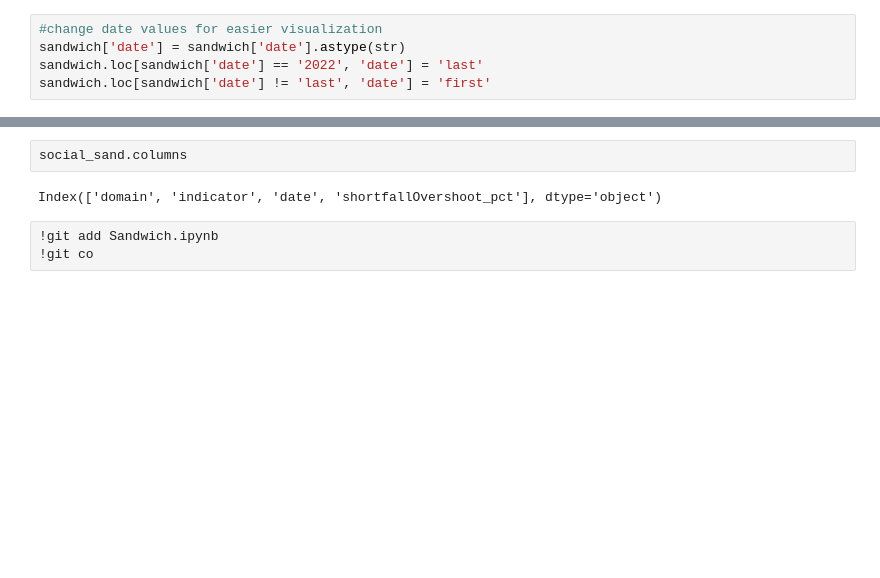
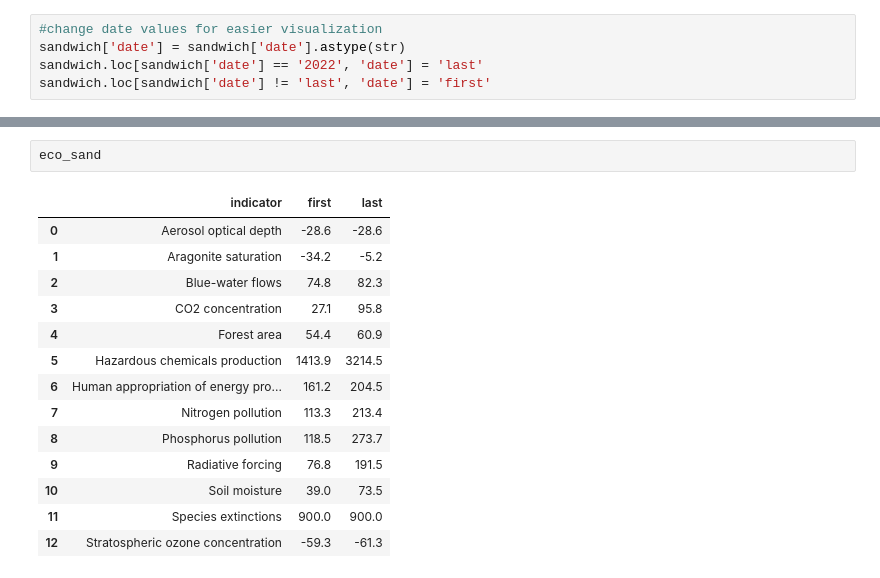
Before and after one commit to romgzn/Data_Analysis_Machine_Learning_Assignments, a Jupyter notebook: first_assignment/Sandwich.ipynb, the cells around one changed output, grey strips where cells are left out. Saved outputs shown, nothing was run; the diff lists cells and outputs as text; blank space fills up the shorter version.

```diff
--- a/first_assignment/Sandwich.ipynb
+++ b/first_assignment/Sandwich.ipynb
@@ -98,7 +102,17 @@ social_sand.reset_index(drop=True, inplace=True)
 # %%
-social_sand.columns
+eco_sand
 # %% [output]
-Index(['domain', 'indicator', 'date', 'shortfallOvershoot_pct'], dtype='object')
+|  | indicator | first | last |
+| 0 | Aerosol optical depth | -28.6 | -28.6 |
+| 1 | Aragonite saturation | -34.2 | -5.2 |
+| 2 | Blue-water flows | 74.8 | 82.3 |
+| 3 | CO2 concentration | 27.1 | 95.8 |
+| 4 | Forest area | 54.4 | 60.9 |
+| 5 | Hazardous chemicals production | 1413.9 | 3214.5 |
+| 6 | Human appropriation of energy pro... | 161.2 | 204.5 |
+| 7 | Nitrogen pollution | 113.3 | 213.4 |
+| 8 | Phosphorus pollution | 118.5 | 273.7 |
+| 9 | Radiative forcing | 76.8 | 191.5 |
+| 10 | Soil moisture | 39.0 | 73.5 |
+| 11 | Species extinctions | 900.0 | 900.0 |
+| 12 | Stratospheric ozone concentration | -59.3 | -61.3 |
-# %%
-!git add Sandwich.ipynb
-!git co
```
Also changed, not shown: parts of 7 cells of this notebook.
